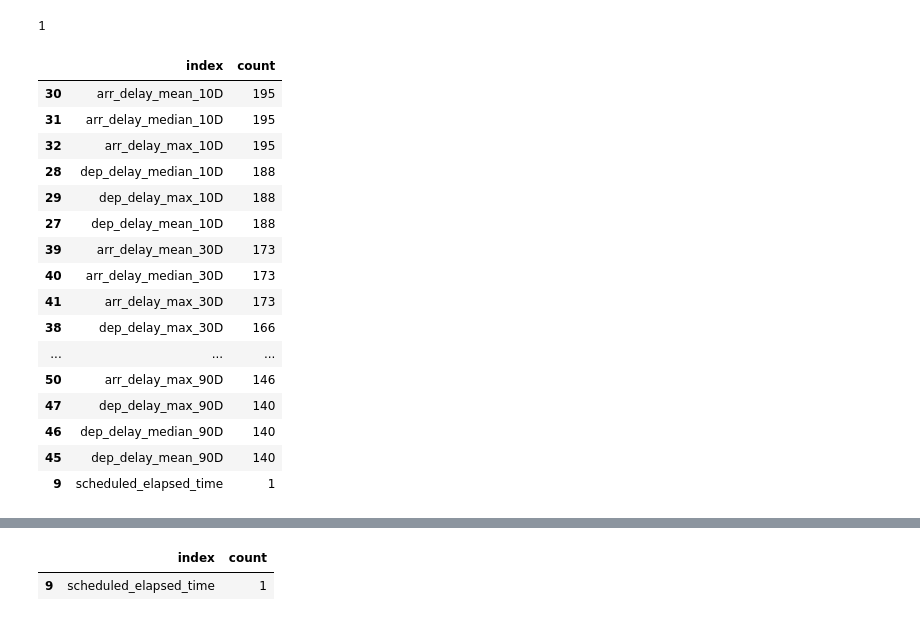
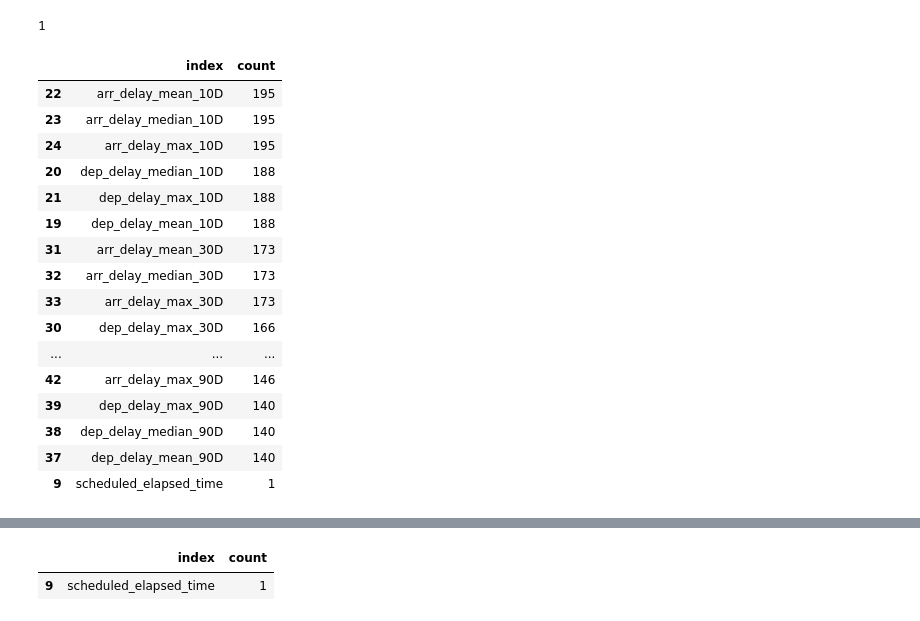
Before and after one commit to dezertdweller/flight-cancellations, a Jupyter notebook: notebooks/preprocessing.ipynb, the cells around one changed output, grey strips where cells are left out. Cells and saved outputs as stored; diff of their text form; code cells hidden in the pictures.

```diff
--- a/notebooks/preprocessing.ipynb
+++ b/notebooks/preprocessing.ipynb
@@ -21,5 +21,5 @@ from config.config import DATA_PATH
 # %%
 pd.set_option('display.max_columns', None)
 
-flights = pd.read_csv(DATA_PATH + '/preprocessed/airline_performance.csv', parse_dates=['scheduled_departure_datetime', 'scheduled_arrival_datetime', 'scheduled_departure_datetime_utc', 'scheduled_arrival_datetime_utc'])
+df = pd.read_csv(DATA_PATH + '/preprocessed/airline_performance.csv', parse_dates=['scheduled_departure_datetime', 'scheduled_arrival_datetime', 'scheduled_departure_datetime_utc', 'scheduled_arrival_datetime_utc'])
 # %%
@@ -108,26 +170,26 @@ flights[flights['wind_gusts_10m_dest'].isna()]['cancelled'].sum()
 # %% [output]
 1
 # %%
-flights_missing_dropped = flights.dropna(subset=['wind_gusts_10m_dest'])
+flights_missing_dropped = flights_top20.dropna(subset=['wind_gusts_10m_dest'])
 missing_values = flights_missing_dropped.isna().sum().reset_index(name='count')
 missing_values[missing_values['count'] > 0].sort_values('count', ascending=False).head(60)
 # %% [output]
 |  | index | count |
-| 30 | arr_delay_mean_10D | 195 |
-| 31 | arr_delay_median_10D | 195 |
-| 32 | arr_delay_max_10D | 195 |
-| 28 | dep_delay_median_10D | 188 |
-| 29 | dep_delay_max_10D | 188 |
-| 27 | dep_delay_mean_10D | 188 |
-| 39 | arr_delay_mean_30D | 173 |
-| 40 | arr_delay_median_30D | 173 |
-| 41 | arr_delay_max_30D | 173 |
-| 38 | dep_delay_max_30D | 166 |
+| 22 | arr_delay_mean_10D | 195 |
+| 23 | arr_delay_median_10D | 195 |
+| 24 | arr_delay_max_10D | 195 |
+| 20 | dep_delay_median_10D | 188 |
+| 21 | dep_delay_max_10D | 188 |
+| 19 | dep_delay_mean_10D | 188 |
+| 31 | arr_delay_mean_30D | 173 |
+| 32 | arr_delay_median_30D | 173 |
+| 33 | arr_delay_max_30D | 173 |
+| 30 | dep_delay_max_30D | 166 |
 | ... | ... | ... |
-| 50 | arr_delay_max_90D | 146 |
-| 47 | dep_delay_max_90D | 140 |
-| 46 | dep_delay_median_90D | 140 |
-| 45 | dep_delay_mean_90D | 140 |
+| 42 | arr_delay_max_90D | 146 |
+| 39 | dep_delay_max_90D | 140 |
+| 38 | dep_delay_median_90D | 140 |
+| 37 | dep_delay_mean_90D | 140 |
 | 9 | scheduled_elapsed_time | 1 |
 # %%
 # calculate the average aggregated performance by airline_mkt and route_id
```
Also changed, not shown: parts of 53 cells of this notebook, 1 other file.
